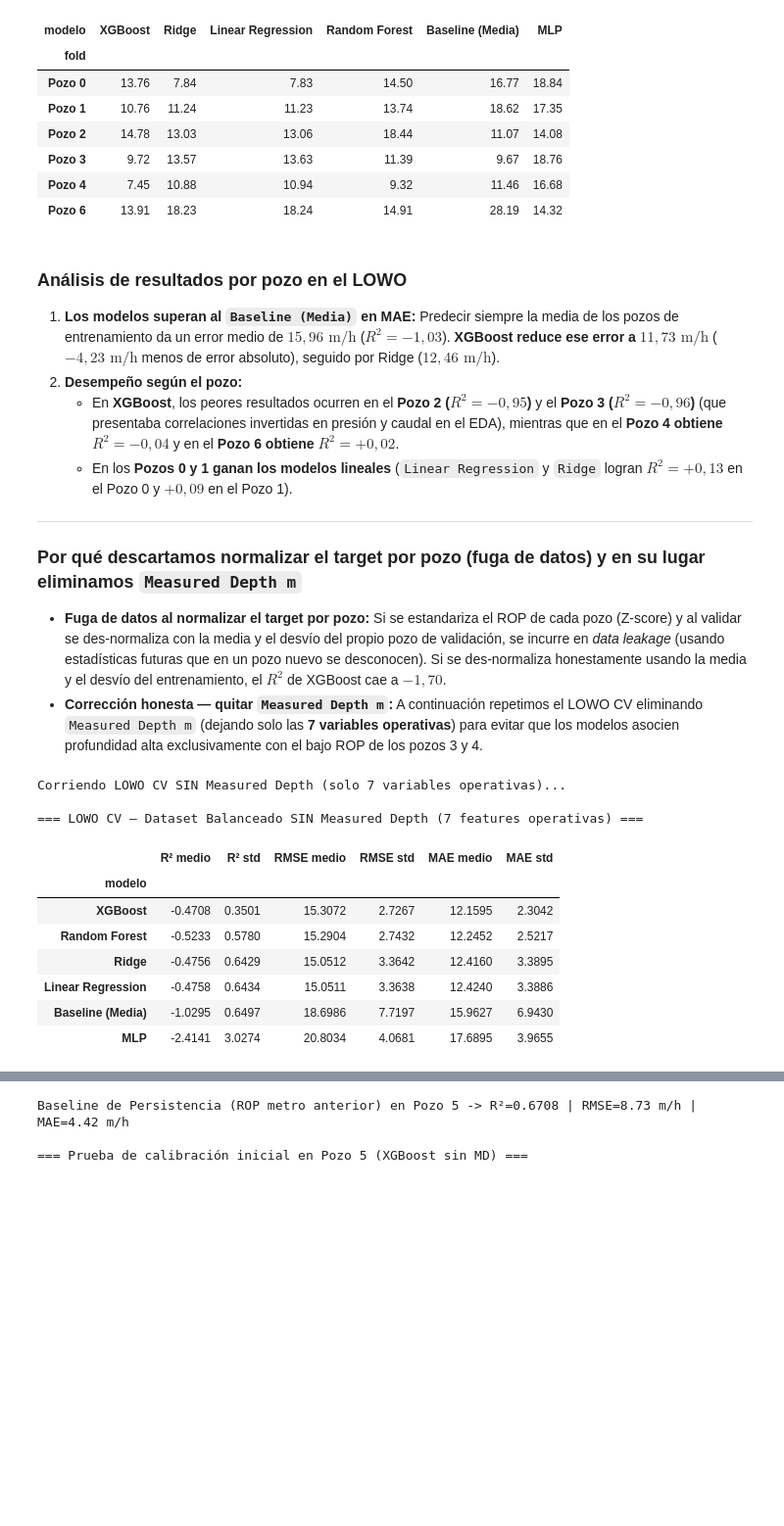
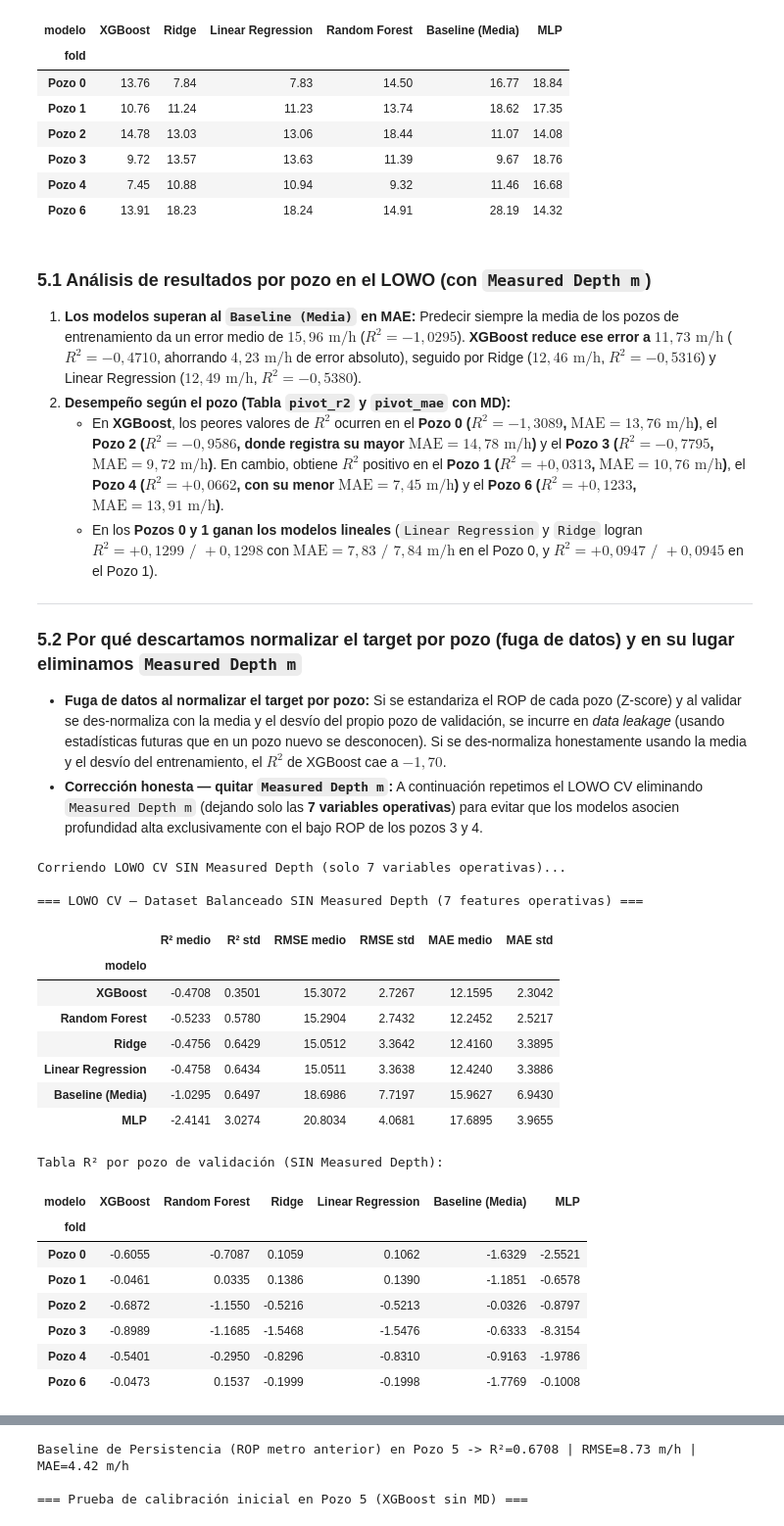
Before and after one commit to valebarzola/YPF-rop-predictor, a Jupyter notebook: ROP_Noruega_Modelado.ipynb, the cells around one changed output, grey strips where cells are left out. Shown at 98% size. Drawn from its saved outputs; the diff is of its cells as text; code cells hidden in the pictures; blank space fills up the shorter version.

```diff
--- a/ROP_Noruega_Modelado.ipynb
+++ b/ROP_Noruega_Modelado.ipynb
@@ -433,43 +433,56 @@ Tabla MAE (m/h) por pozo de validación:
 | Pozo 4 | 7.45 | 10.88 | 10.94 | 9.32 | 11.46 | 16.68 |
 | Pozo 6 | 13.91 | 18.23 | 18.24 | 14.91 | 28.19 | 14.32 |
 # %% [markdown]
-### Análisis de resultados por pozo en el LOWO
+### 5.1 Análisis de resultados por pozo en el LOWO (con `Measured Depth m`)
 
-1. **Los modelos superan al `Baseline (Media)` en MAE:** Predecir siempre la media de los pozos de entrenamiento da un error medio de **$15,96\text{ m/h}$** ($R^2 = -1,03$). **XGBoost reduce ese error a $11,73\text{ m/h}$** ($-4,23\text{ m/h}$ menos de error absoluto), seguido por Ridge ($12,46\text{ m/h}$).
-2. **Desempeño según el pozo:**
-   - En **XGBoost**, los peores resultados ocurren en el **Pozo 2 ($R^2 = -0,95$)** y el **Pozo 3 ($R^2 = -0,96$)** (que presentaba correlaciones invertidas en presión y caudal en el EDA), mientras que en el **Pozo 4 obtiene $R^2 = -0,04$** y en el **Pozo 6 obtiene $R^2 = +0,02$**.
-   - En los **Pozos 0 y 1 ganan los modelos lineales** (`Linear Regression` y `Ridge` logran $R^2 = +0,13$ en el Pozo 0 y $+0,09$ en el Pozo 1).
+1. **Los modelos superan al `Baseline (Media)` en MAE:** Predecir siempre la media de los pozos de entrenamiento da un error medio de **$15,96\text{ m/h}$** ($R^2 = -1,0295$). **XGBoost reduce ese error a $11,73\text{ m/h}$** ($R^2 = -0,4710$, ahorrando $4,23\text{ m/h}$ de error absoluto), seguido por Ridge ($12,46\text{ m/h}$, $R^2 = -0,5316$) y Linear Regression ($12,49\text{ m/h}$, $R^2 = -0,5380$).
+2. **Desempeño según el pozo (Tabla `pivot_r2` y `pivot_mae` con MD):**
+   - En **XGBoost**, los peores valores de $R^2$ ocurren en el **Pozo 0 ($R^2 = -1,3089$, $\text{MAE} = 13,76\text{ m/h}$)**, el **Pozo 2 ($R^2 = -0,9586$, donde registra su mayor $\text{MAE} = 14,78\text{ m/h}$)** y el **Pozo 3 ($R^2 = -0,7795$, $\text{MAE} = 9,72\text{ m/h}$)**. En cambio, obtiene $R^2$ positivo en el **Pozo 1 ($R^2 = +0,0313$, $\text{MAE} = 10,76\text{ m/h}$)**, el **Pozo 4 ($R^2 = +0,0662$, con su menor $\text{MAE} = 7,45\text{ m/h}$)** y el **Pozo 6 ($R^2 = +0,1233$, $\text{MAE} = 13,91\text{ m/h}$)**.
+   - En los **Pozos 0 y 1 ganan los modelos lineales** (`Linear Regression` y `Ridge` logran $R^2 = +0,1299\text{ / }+0,1298$ con $\text{MAE} = 7,83\text{ / }7,84\text{ m/h}$ en el Pozo 0, y $R^2 = +0,0947\text{ / }+0,0945$ en el Pozo 1).
 
 ---
 
-### Por qué descartamos normalizar el target por pozo (fuga de datos) y en su lugar eliminamos `Measured Depth m`
+### 5.2 Por qué descartamos normalizar el target por pozo (fuga de datos) y en su lugar eliminamos `Measured Depth m`
 
 - **Fuga de datos al normalizar el target por pozo:** Si se estandariza el ROP de cada pozo (Z-score) y al validar se des-normaliza con la media y el desvío del propio pozo de validación, se incurre en *data leakage* (usando estadísticas futuras que en un pozo nuevo se desconocen). Si se des-normaliza honestamente usando la media y el desvío del entrenamiento, el $R^2$ de XGBoost cae a **$-1,70$**.
 - **Corrección honesta — quitar `Measured Depth m`:** A continuación repetimos el LOWO CV eliminando `Measured Depth m` (dejando solo las **7 variables operativas**) para evitar que los modelos asocien profundidad alta exclusivamente con el bajo ROP de los pozos 3 y 4.
 # %%
 print('Corriendo LOWO CV SIN Measured Depth (solo 7 variables operativas)...')
 lowo_bal_sin_md = lowo_cv(bal, MODELOS, drop_md=True)
 
 resumen_lowo_sin_md = (
     lowo_bal_sin_md.groupby('modelo')[['R²', 'RMSE', 'MAE']]
     .agg(['mean', 'std']).round(4)
 )
 resumen_lowo_sin_md.columns = ['R² medio', 'R² std', 'RMSE medio', 'RMSE std', 'MAE medio', 'MAE std']
 resumen_lowo_sin_md = resumen_lowo_sin_md.sort_values('MAE medio', ascending=True)
 
 print('\n=== LOWO CV — Dataset Balanceado SIN Measured Depth (7 features operativas) ===')
 display(resumen_lowo_sin_md)
+
+pivot_r2_sin_md = lowo_bal_sin_md.pivot(index='fold', columns='modelo', values='R²')[resumen_lowo_sin_md.index.tolist()]
+print('\nTabla R² por pozo de validación (SIN Measured Depth):')
+display(pivot_r2_sin_md.round(4))
 # %% [output]
 Corriendo LOWO CV SIN Measured Depth (solo 7 variables operativas)...
 
 === LOWO CV — Dataset Balanceado SIN Measured Depth (7 features operativas) ===
 |  | R² medio | R² std | RMSE medio | RMSE std | MAE medio | MAE std |
 | modelo |  |  |  |  |  |  |
 | XGBoost | -0.4708 | 0.3501 | 15.3072 | 2.7267 | 12.1595 | 2.3042 |
 | Random Forest | -0.5233 | 0.5780 | 15.2904 | 2.7432 | 12.2452 | 2.5217 |
 | Ridge | -0.4756 | 0.6429 | 15.0512 | 3.3642 | 12.4160 | 3.3895 |
 | Linear Regression | -0.4758 | 0.6434 | 15.0511 | 3.3638 | 12.4240 | 3.3886 |
 | Baseline (Media) | -1.0295 | 0.6497 | 18.6986 | 7.7197 | 15.9627 | 6.9430 |
 | MLP | -2.4141 | 3.0274 | 20.8034 | 4.0681 | 17.6895 | 3.9655 |
+Tabla R² por pozo de validación (SIN Measured Depth):
+| modelo | XGBoost | Random Forest | Ridge | Linear Regression | Baseline (Media) | MLP |
+| fold |  |  |  |  |  |  |
+| Pozo 0 | -0.6055 | -0.7087 | 0.1059 | 0.1062 | -1.6329 | -2.5521 |
+| Pozo 1 | -0.0461 | 0.0335 | 0.1386 | 0.1390 | -1.1851 | -0.6578 |
+| Pozo 2 | -0.6872 | -1.1550 | -0.5216 | -0.5213 | -0.0326 | -0.8797 |
+| Pozo 3 | -0.8989 | -1.1685 | -1.5468 | -1.5476 | -0.6333 | -8.3154 |
+| Pozo 4 | -0.5401 | -0.2950 | -0.8296 | -0.8310 | -0.9163 | -1.9786 |
+| Pozo 6 | -0.0473 | 0.1537 | -0.1999 | -0.1998 | -1.7769 | -0.1008 |
 # %% [markdown]
 Al quitar `Measured Depth m` en el LOWO CV:
```
Also changed, not shown: parts of 14 cells of this notebook, 1 other file.
